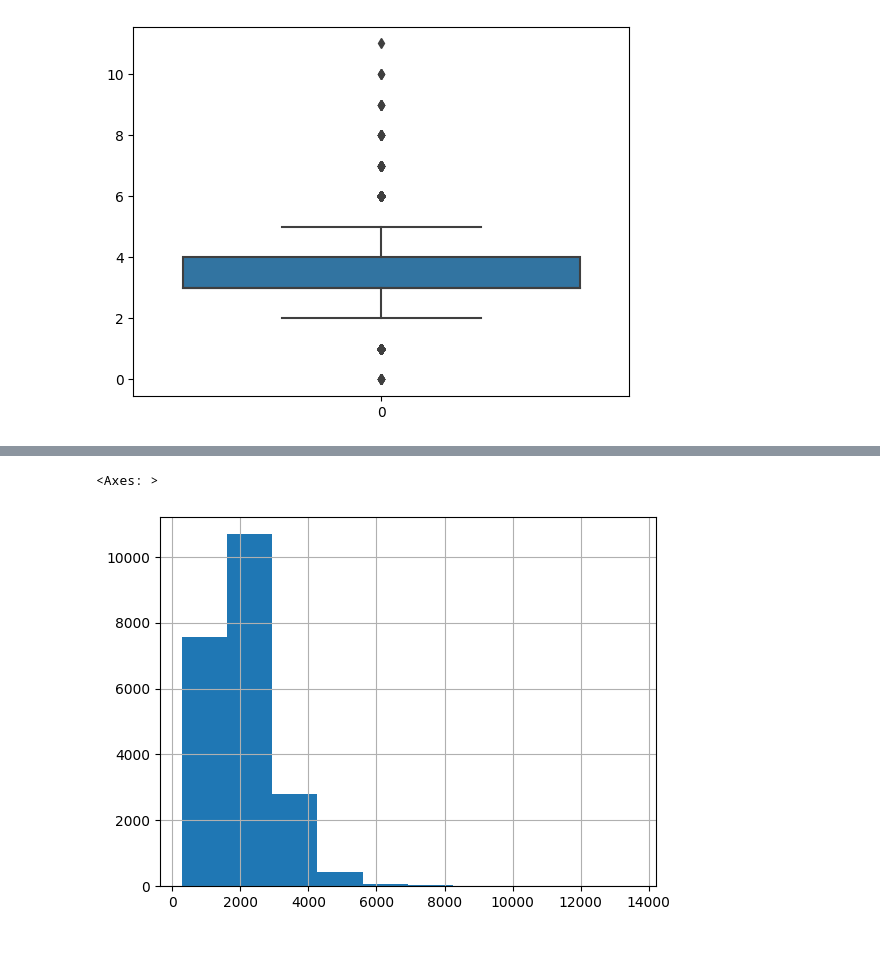
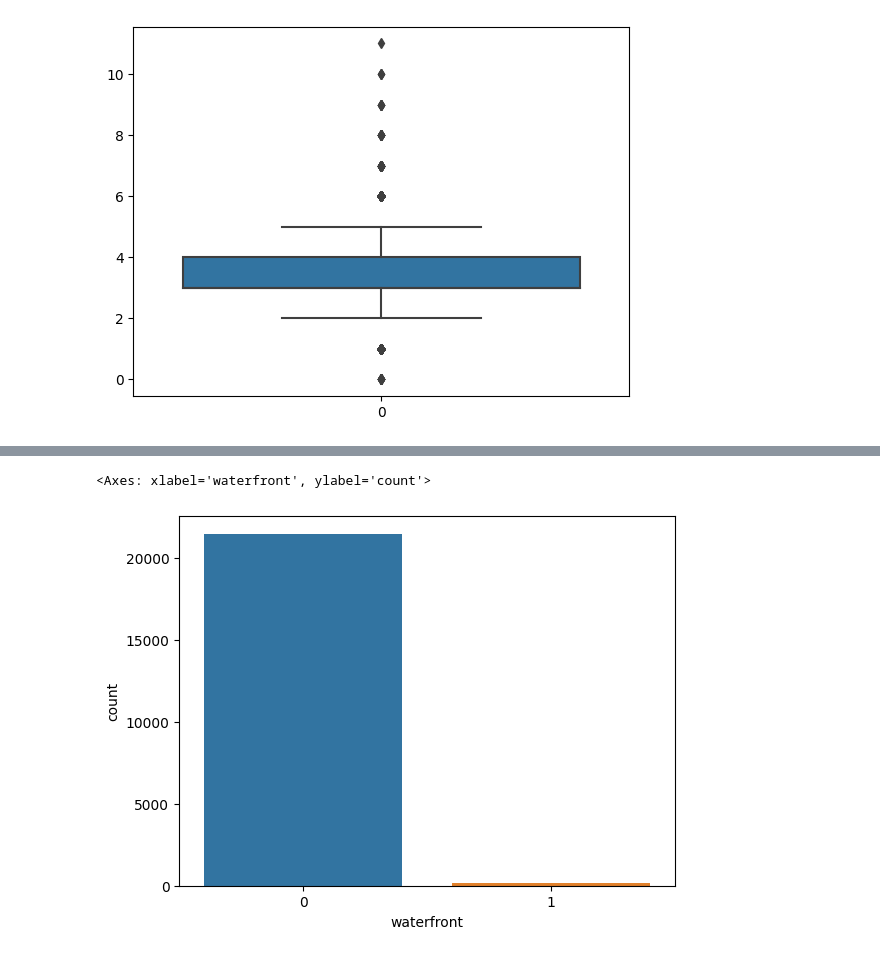
Before and after one commit to annwanginnt/data_scirence, a Jupyter notebook: assignment_3.ipynb, the cells around one changed output, grey strips where cells are left out. Cells and saved outputs as stored; diff of their text form; code cells hidden in the pictures.

```diff
--- a/assignment_3.ipynb
+++ b/assignment_3.ipynb
@@ -114,5 +153,5 @@ df['bathrooms'].hist()
-# %%
-df['sqft_living'].hist()
-# %% [output]
-<Axes: >
-[figure, removed]
+# %%
+sns.countplot(data = df, x='waterfront')
+# %% [output]
+<Axes: xlabel='waterfront', ylabel='count'>
+[figure, added]
```
Also changed, not shown: parts of 22 cells of this notebook.
